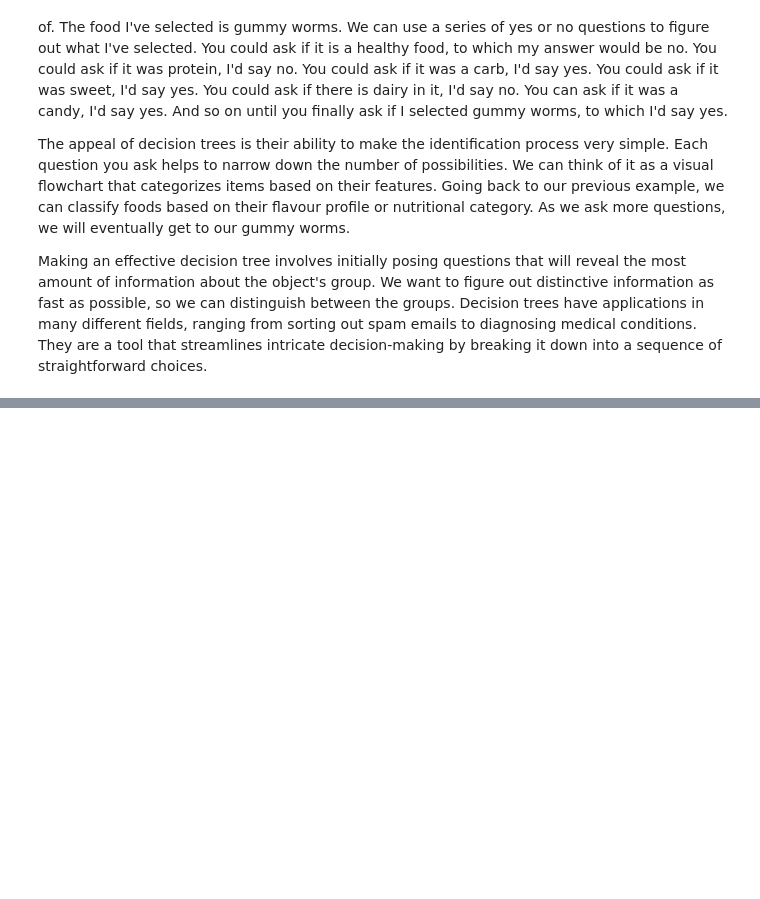
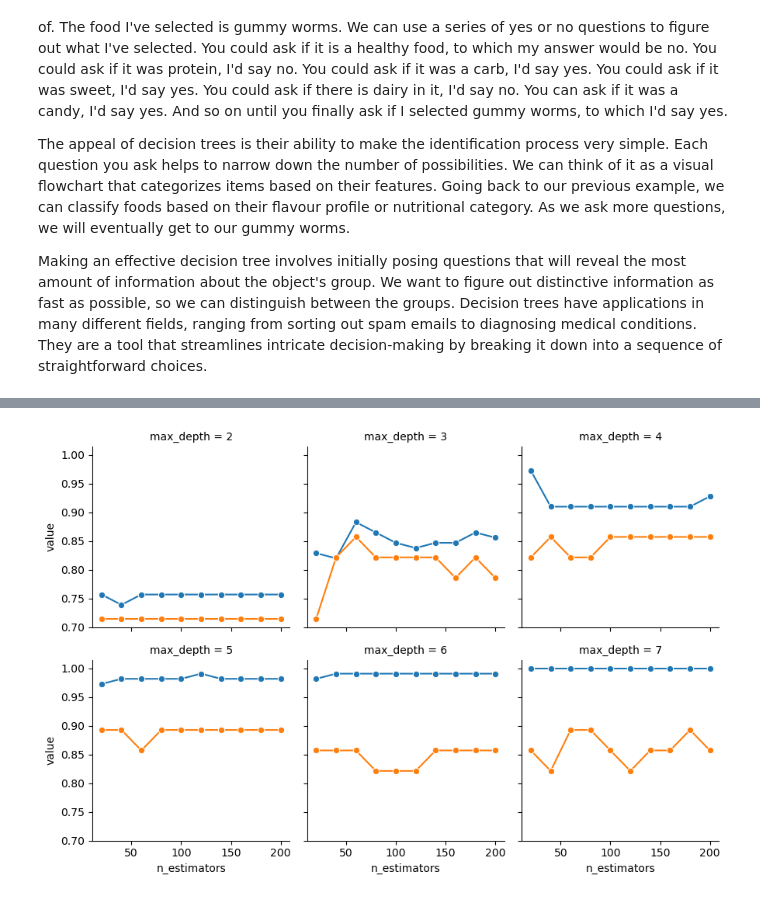
Before and after one commit to anly501/dsan-5000-project-rennyd123, a Jupyter notebook: dsan-website/5000-website/tabs/decision_tree/classification.ipynb, the cells around one changed output, grey strips where cells are left out. Drawn from its saved outputs; the diff is of its cells as text; code cells hidden in the pictures; blank space fills up the shorter version.

```diff
--- a/dsan-website/5000-website/tabs/decision_tree/classification.ipynb
+++ b/dsan-website/5000-website/tabs/decision_tree/classification.ipynb
@@ -26,0 +210,20 @@ Create two or more paragraphs, more is fine, that discuss in a NON-TECHNICAL way
+# %%
+#| code-fold: true
+param_grid = {
+    'max_depth': [2,3,4,5,6,7,8],
+    'min_samples_leaf': [1, 2, 4, 8, 16],
+    'min_impurity_decrease': [0.01, 0.02, 0.03, 0.04, 0.05]
+}
+
+dtc = sklearn.tree.DecisionTreeClassifier(random_state=5000)
+
+grid_search = GridSearchCV(dtc, param_grid, cv=5, scoring='neg_mean_squared_error', n_jobs=-1)
+
+grid_search.fit(X_train_num, y_train)
+
+best_params = grid_search.best_params_
+print("Best Hyperparameters:", best_params)
+
+results = grid_search.cv_results_
+param_names = list(param_grid.keys())
+param_values = [param_grid[name] for name in param_names]
@@ -26,0 +257,47 @@ Create two or more paragraphs, more is fine, that discuss in a NON-TECHNICAL way
+# %%
+#| code-fold: true
+import sklearn.ensemble
+
+def accuracy_over_range(est_range, depth_range, long_format=True):
+  result_data = []
+  for cur_estimators in est_range:
+    for cur_depth in depth_range:
+      cur_rfc = sklearn.ensemble.RandomForestClassifier(
+        n_estimators = cur_estimators,
+        max_depth = cur_depth,
+        random_state = 5000
+      )
+      cur_rfc.fit(X_train_num, y_train)
+      y_train_pred_rfc = cur_rfc.predict(X_train_num)
+      y_test_pred_rfc = cur_rfc.predict(X_test_num)
+      y_train_correct = y_train_pred_rfc == Xy_train["Number of Injuries"]
+      y_test_correct = y_test_pred_rfc == Xy_test["Number of Injuries"]
+      train_accuracy = sum(y_train_correct) / len(y_train_correct)
+      test_accuracy = sum(y_test_correct) / len(y_test_correct)
+      cur_result = {
+          'n_estimators': cur_estimators,
+          'max_depth': cur_depth,
+          'train_accuracy': train_accuracy,
+          'test_accuracy': test_accuracy
+      }
+      result_data.append(cur_result)
+  rfc_result_df = pd.DataFrame(result_data)
+  if long_format:
+    rfc_long_df = pd.melt(rfc_result_df, id_vars=['n_estimators','max_depth'])
+    return rfc_long_df
+  return rfc_result_df
+
+estimators_range = np.arange(20, 220, 20)
+depth_range = [2,3,4,5,6,7]
+rfc_result_df = accuracy_over_range(estimators_range, depth_range)
+
+import matplotlib.pyplot as plt
+import seaborn as sns
+
+def plot_hyperparam_grid(result_df, wrap=3):
+  g = sns.FacetGrid(result_df, col="max_depth", col_wrap=wrap)
+  g.map_dataframe(sns.lineplot, x="n_estimators", y="value", hue='variable', marker='o')
+  plt.show()
+plot_hyperparam_grid(rfc_result_df)
+# %% [output]
+[figure, added]
```
Also changed, not shown: parts of 23 cells of this notebook, 26 other files.
